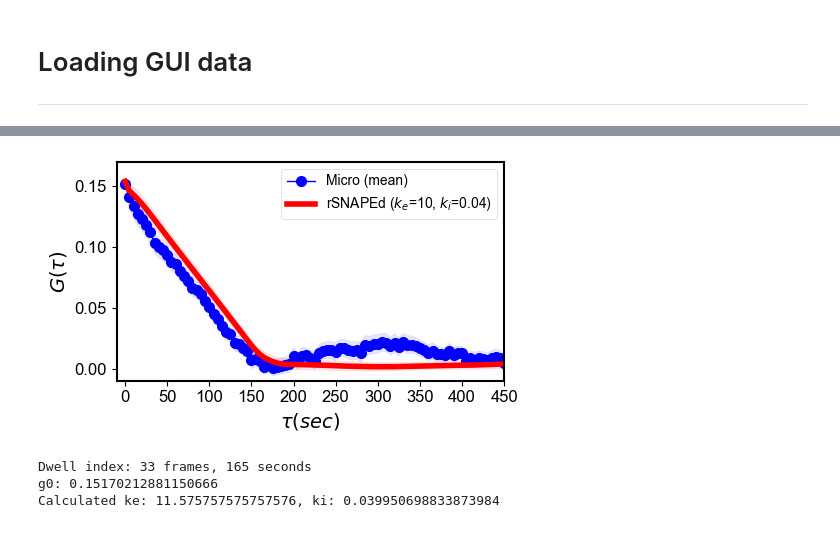
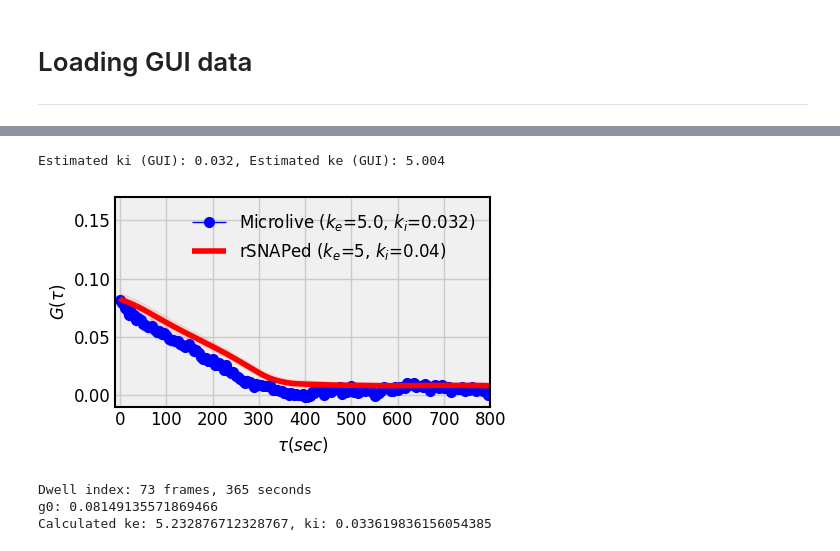
Before and after one commit to ningzhaoAnschutz/microlive, a Jupyter notebook: notebooks/GUI_paper_SI/notebook_simulations.ipynb, the cells around one changed output, grey strips where cells are left out. Drawn from its saved outputs; the diff is of its cells as text; code cells hidden in the pictures.

```diff
--- a/notebooks/GUI_paper_SI/notebook_simulations.ipynb
+++ b/notebooks/GUI_paper_SI/notebook_simulations.ipynb
@@ -349,7 +326,7 @@ Calculated ke: 10.914285714285715, ki: 0.03751528576946354
 ___
 # %%
 # Loading the GUI data to compare with the simulated data.
-gui_tracking_df = pd.read_csv(results_dir.joinpath('results_smHA-KDM5B_smHA-KDM5B','tracking_smHA-KDM5B_smHA-KDM5B.csv'))
+gui_tracking_df = pd.read_csv(results_dir.joinpath('results_smHA-KDM5B','tracking_smHA-KDM5B_smHA-KDM5B.csv'))
 # %%
 # load the number of particles detected at each frame
 n_particles_per_frame = gui_tracking_df.groupby('frame').size().values
@@ -412,7 +389,7 @@ MAD_THRESHOLD_FACTOR = 4
 min_percentage_data_in_trajectory = 0.3
 max_lag = None
 # %%
-def extract_intensity_and_shift_data (dataframe, selected_field = 'spot_int_ch_0', min_percentage_data_in_trajectory = 0.4, padd_with_nans = True, maximum_columns = 360,max_missing_frames=3):
+def extract_intensity_and_shift_data (dataframe, selected_field = 'spot_int_ch_0', min_percentage_data_in_trajectory = 0.4, padd_with_nans = True, maximum_columns = 361,max_missing_frames=3):
     intensity_array = mi.Utilities().df_trajectories_to_array(dataframe=dataframe, selected_field=selected_field, fill_value='nans')
     intensity_array_shifted = mi.Utilities().shift_trajectories(intensity_array,min_percentage_data_in_trajectory=min_percentage_data_in_trajectory,max_missing_frames=max_missing_frames)
     number_of_columns = intensity_array_shifted.shape[1]
@@ -425,19 +402,18 @@ def extract_intensity_and_shift_data (dataframe, selected_field = 'spot_int_ch_0
 
 gui_intensity_array = extract_intensity_and_shift_data(gui_tracking_df, selected_field=selected_field,min_percentage_data_in_trajectory=min_percentage_data_in_trajectory)
 # %%
-
-gui_mean_correlation, gui_std_correlation, lags, _, _ = mi.Correlation(primary_data=gui_intensity_array,
+gui_mean_correlation, gui_std_correlation, lags, _, dwell_time_gui = mi.Correlation(primary_data=gui_intensity_array,
                                                                                     max_lag=max_lag,
                                                                                     nan_handling='forward_fill',  #forward_fill, 'ignore'
                                                                                     shift_data=True,
                                                                                     return_full=False,
                                                                                     time_interval_between_frames_in_seconds=framerate,
                                                                                     use_bootstrap=True,
-                                                                                    show_plot=False,
-                                                                                    start_lag=0,
+                                                                                    show_plot=True,
+                                                                                    start_lag=1,
                                                                                     fit_type='linear',
                                                                                     de_correlation_threshold=0.005,
-                                                                                    index_max_lag_for_fit = 45,
+                                                                                    index_max_lag_for_fit = 90,
                                                                                     correct_baseline=True,
                                                                                     use_linear_projection_for_lag_0=True,
                                                                                     save_plots=False,
@@ -446,9 +422,11 @@ gui_mean_correlation, gui_std_correlation, lags, _, _ = mi.Correlation(primary_d
                                                                                     MAD_THRESHOLD_FACTOR = MAD_THRESHOLD_FACTOR,
                                                                                     plot_individual_trajectories = False,
                                                                                     y_axes_min_max_list_values = None, #y_axes_min_max_list_values,
-                                                                                    x_axes_min_max_list_values=x_axes_min_max_list_values,
+                                                                                    x_axes_min_max_list_values=None,
                                                                                     plot_title=None).run()
 
-print("dwell_time:", dwell_time)
+print("dwell_time:", dwell_time_gui)
+
+# calculate initiation and elongation rates
 # %% [output]
 Baseline correction is enabled. Plotting individual trajectories is disabled due to baseline correction.
@@ -457,18 +437,25 @@ dwell_time: None
+# %%
+# calculate initiation and elongation rates for the GUI data
+ki_estimated_gui = np.round( 1/ (gui_mean_correlation[0] * dwell_time_gui ), 3)
+ke_estimated_gui = np.round( gene_length / dwell_time_gui, 3)
+print(f"Estimated ki (GUI): {ki_estimated_gui}, Estimated ke (GUI): {ke_estimated_gui}")
+# %% [output]
+Estimated ki (GUI): 0.032, Estimated ke (GUI): 5.004
 # %%
 data_lags = lags_ssa = t
 # %%
 y_axes_min_max_list_values =  [-0.01, 0.17]
-x_axes_min_max_list_values = [-10, 450]
+x_axes_min_max_list_values = [-10, 800]
 
 plot_correlation_comparison(gui_mean_correlation, gui_std_correlation, data_lags,
-                            mean_correlation_ssa, std_correlation_ssa, lags_ssa, plot_name=None, start_lag=start_lag,
-                            y_axes_min_max_list_values = y_axes_min_max_list_values,
-                            x_axes_min_max_list_values=x_axes_min_max_list_values,show_legend = True, ke=10, ki=0.04)
+                            mean_correlation_ssa, std_correlation_ssa, lags_ssa, plot_name=None,
+                            start_lag=0, y_axes_min_max_list_values = y_axes_min_max_list_values,
+                            x_axes_min_max_list_values=x_axes_min_max_list_values,show_legend = True, ke=5, ki=0.04, gui_ke=ke_estimated_gui, gui_ki=ki_estimated_gui)
 # %% [output]
-[figure, old version]
+[figure, new version]
 # %%
 # calculate the dwell time when the correlation is below 0.1
-dwell_index = np.where(gui_mean_correlation < 0.005)[0][0]
+dwell_index = np.where(gui_mean_correlation < 0.001)[0][0]
 dwell_time = dwell_index * framerate
 print(f"Dwell index: {dwell_index} frames, {dwell_time} seconds")
 
@@ -480,6 +467,6 @@ ke = gene_length / dwell_time
 ki = 1/ (dwell_time * g0)  # assuming ki is half
 print(f"Calculated ke: {ke}, ki: {ki}")
 # %% [output]
-Dwell index: 33 frames, 165 seconds
-g0: 0.15170212881150666
-Calculated ke: 11.575757575757576, ki: 0.039950698833873984
+Dwell index: 73 frames, 365 seconds
+g0: 0.08149135571869466
+Calculated ke: 5.232876712328767, ki: 0.033619836156054385
```
Also changed, not shown: parts of 21 cells of this notebook, 5 other files.
